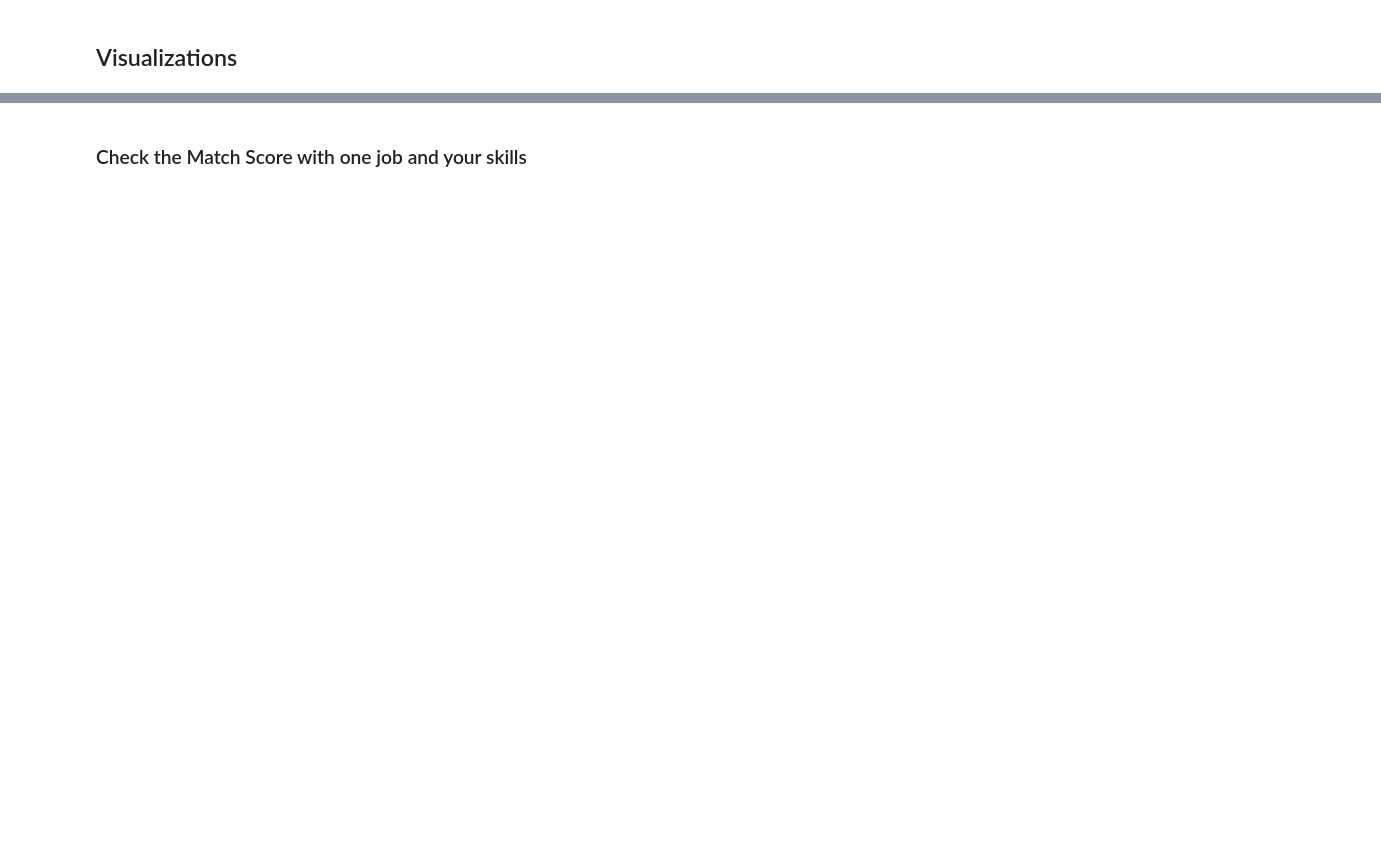
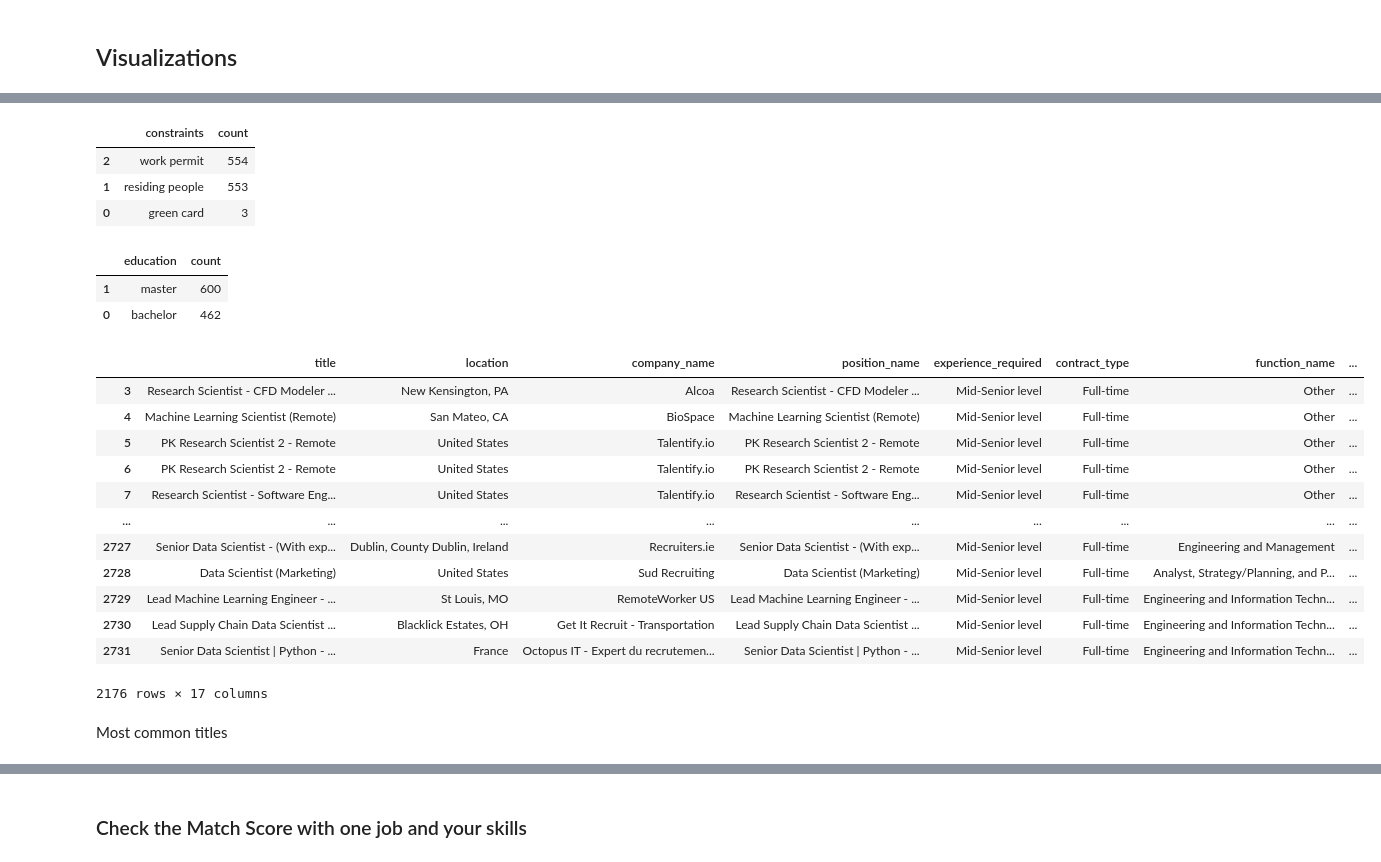
Before and after one commit to lucasvascrocha/LinkedIn-scrap, a Jupyter notebook: google_cloud/analysis.ipynb, the cells around one changed output, grey strips where cells are left out. Saved outputs shown, nothing was run; the diff lists cells and outputs as text; code cells hidden in the pictures; blank space fills up the shorter version.

```diff
--- a/google_cloud/analysis.ipynb
+++ b/google_cloud/analysis.ipynb
@@ -637,0 +664,46 @@ fig.show()
+# %%
+#most relevant constraints
+data_exploded = data.explode('constraints')
+count_data = data_exploded.groupby(['title', 'constraints']).size().reset_index(name='count')
+count_data.groupby('constraints').sum('count').reset_index().sort_values('count',ascending=False).head(20)
+# %% [output]
+|  | constraints | count |
+| 2 | work permit | 554 |
+| 1 | residing people | 553 |
+| 0 | green card | 3 |
+# %%
+#most relevant education
+data_exploded = data.explode('education')
+count_data = data_exploded.groupby(['title', 'education']).size().reset_index(name='count')
+count_data.groupby('education').sum('count').reset_index().sort_values('count',ascending=False).head(20)
+# %% [output]
+|  | education | count |
+| 1 | master | 600 |
+| 0 | bachelor | 462 |
+# %%
+#Filter to get only ML and DS name titles
+key_word_ml = 'learning'
+key_word_ds = 'scientist'
+
+#check if a column contain a word
+ml_patern = re.compile(rf'\b{re.escape(key_word_ml)}\b', flags=re.IGNORECASE)
+ds_patern = re.compile(rf'\b{re.escape(key_word_ds)}\b', flags=re.IGNORECASE)
+
+df_target = data.loc[(data['title'].str.contains(ds_patern)) | (data['title'].str.contains(ml_patern))]
+df_target
+# %% [output]
+|  | title | location | company_name | position_name | experience_required | contract_type | function_name | ... |
+| 3 | Research Scientist - CFD Modeler ... | New Kensington, PA | Alcoa | Research Scientist - CFD Modeler ... | Mid-Senior level | Full-time | Other | ... |
+| 4 | Machine Learning Scientist (Remote) | San Mateo, CA | BioSpace | Machine Learning Scientist (Remote) | Mid-Senior level | Full-time | Other | ... |
+| 5 | PK Research Scientist 2 - Remote | United States | Talentify.io | PK Research Scientist 2 - Remote | Mid-Senior level | Full-time | Other | ... |
+| 6 | PK Research Scientist 2 - Remote | United States | Talentify.io | PK Research Scientist 2 - Remote | Mid-Senior level | Full-time | Other | ... |
+| 7 | Research Scientist - Software Eng... | United States | Talentify.io | Research Scientist - Software Eng... | Mid-Senior level | Full-time | Other | ... |
+| ... | ... | ... | ... | ... | ... | ... | ... | ... |
+| 2727 | Senior Data Scientist - (With exp... | Dublin, County Dublin, Ireland | Recruiters.ie | Senior Data Scientist - (With exp... | Mid-Senior level | Full-time | Engineering and Management | ... |
+| 2728 | Data Scientist (Marketing) | United States | Sud Recruiting | Data Scientist (Marketing) | Mid-Senior level | Full-time | Analyst, Strategy/Planning, and P... | ... |
+| 2729 | Lead Machine Learning Engineer - ... | St Louis, MO | RemoteWorker US | Lead Machine Learning Engineer - ... | Mid-Senior level | Full-time | Engineering and Information Techn... | ... |
+| 2730 | Lead Supply Chain Data Scientist ... | Blacklick Estates, OH | Get It Recruit - Transportation | Lead Supply Chain Data Scientist ... | Mid-Senior level | Full-time | Engineering and Information Techn... | ... |
+| 2731 | Senior Data Scientist | Python - ... | France | Octopus IT - Expert du recrutemen... | Senior Data Scientist | Python - ... | Mid-Senior level | Full-time | Engineering and Information Techn... | ... |
+2176 rows × 17 columns
+# %% [markdown]
+Most common titles
```
Also changed, not shown: parts of 51 cells of this notebook, 1 other file.
